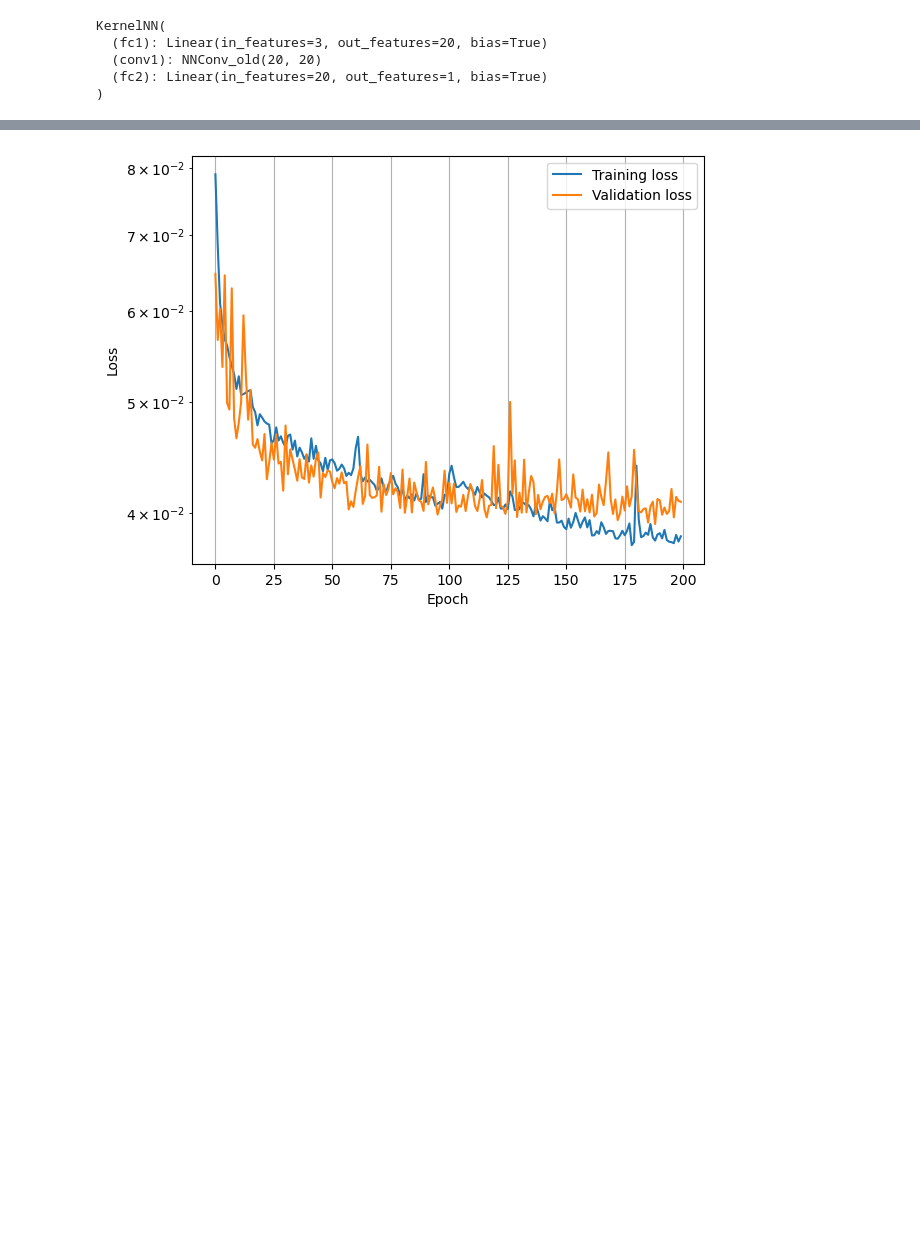
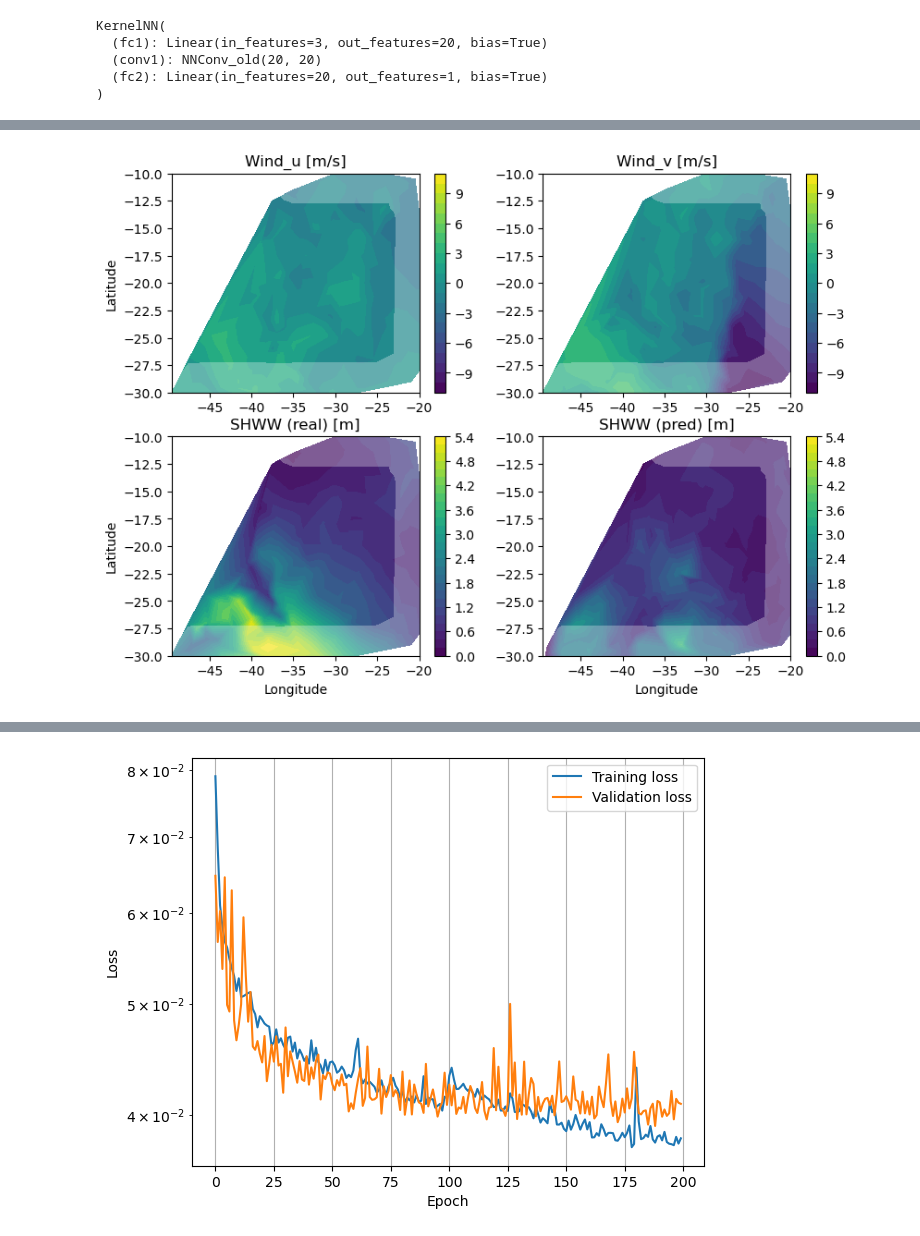
Before and after one commit to marlonsmathias/neural_operator_wind_to_waves, a Jupyter notebook: eval_model.ipynb, the cells around one changed output, grey strips where cells are left out. Cells and saved outputs as stored; diff of their text form; code cells hidden in the pictures; blank space fills up the shorter version.

```diff
--- a/eval_model.ipynb
+++ b/eval_model.ipynb
@@ -165,3 +185,51 @@ plt.savefig(f'prediction_c{test_case}_v{n_vertices}.pdf')
+# %%
+# Plot results
+n_contours = 8
+wind_step = 1
+wave_step = 0.2
+
+plt.figure(figsize=(8,6))
+
+wind_max = wind_step*np.ceil(np.max((np.max(np.abs(wind_u)),np.max(np.abs(wind_v))))/wind_step)
+wave_max = wave_step*np.ceil(np.max((np.max(np.abs(shww_t)),np.max(np.abs(shww_p))))/wave_step)
+
+contours_wind = np.arange(-wind_max,wind_max+wind_step,wind_step)#wind_max*np.linspace(-1,1,n_contours)
+contours_bath = np.linspace(0,1000,11)
+contours_wave = np.arange(0,wave_max+wave_step,wave_step)#wave_max*np.linspace(0,1,n_contours)
+contours_distance = [0, pars['train']['distance_to_sea']]
+
+plt.subplot(2,2,1)
+plt.tricontourf(lon,lat,wind_u,contours_wind)
+plt.colorbar()
+plt.tricontourf(lon,lat,D_sea,contours_distance,colors='w',alpha = 0.3)
+plt.title('Wind_u [m/s]')
+plt.ylabel('Latitude')
+
+plt.subplot(2,2,2)
+plt.tricontourf(lon,lat,wind_v,contours_wind)
+plt.colorbar()
+plt.tricontourf(lon,lat,D_sea,contours_distance,colors='w',alpha = 0.3)
+plt.title('Wind_v [m/s]')
+
+plt.subplot(2,2,3)
+plt.tricontourf(lon,lat,shww_t,contours_wave)
+plt.colorbar()
+plt.tricontourf(lon,lat,D_sea,contours_distance,colors='w',alpha = 0.3)
+plt.title('SHWW (real) [m]')
+plt.xlabel('Longitude')
+plt.ylabel('Latitude')
+
+plt.subplot(2,2,4)
+plt.tricontourf(lon,lat,shww_p,contours_wave)
+plt.colorbar()
+plt.tricontourf(lon,lat,D_sea,contours_distance,colors='w',alpha = 0.3)
+plt.xlabel('Longitude')
+plt.title('SHWW (pred) [m]')
+
+plt.subplots_adjust(left=0.07, right=0.99, top=0.95, bottom=0.08)
+plt.savefig(f'prediction_c{test_case}_v{n_vertices}.pdf')
+# %% [output]
+[figure, added]
 # %%
 # Print metrics
 def ioa(p,o):
```
Also changed, not shown: parts of 6 cells of this notebook, 3 other files.
